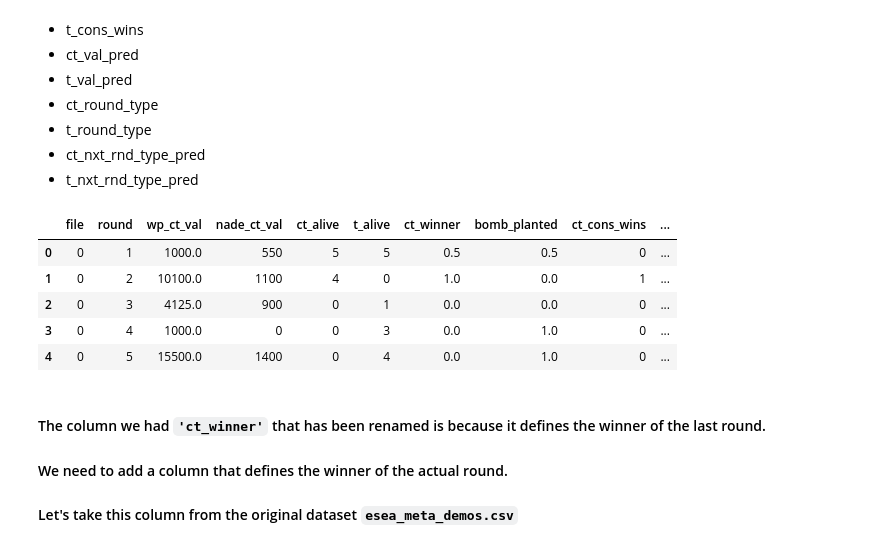
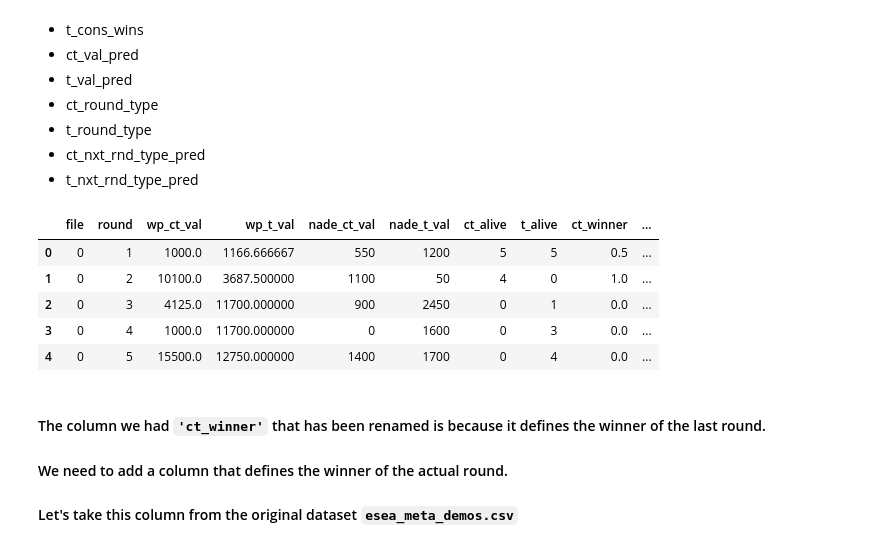
Before and after one commit to Laserdan/ih_datamadpt0420_project_final_project, a Jupyter notebook: notebooks/4_3_ml_clas_nxt_rnd_val.ipynb, the cells around one changed output. Drawn from its saved outputs; the diff is of its cells as text; code cells hidden in the pictures.

Commit message:
5_1_preprocessing-finished-for-next-winner-prediction

```diff
--- a/notebooks/4_3_ml_clas_nxt_rnd_val.ipynb
+++ b/notebooks/4_3_ml_clas_nxt_rnd_val.ipynb
@@ -295,18 +295,20 @@ df = pd.concat([ct_df, t_df], axis=1)
 # %%
 columns = ['file','round','wp_ct_val','wp_t_val','nade_ct_val','nade_t_val','ct_alive',
            't_alive','ct_winner','bomb_planted','ct_cons_wins','t_cons_wins','ct_val_pred',
-           't_val_pred', 'ct_round_type', 't_round_type', 'ct_nxt_rnd_type_pred', 't_nxt_rnd_type_pred']
+           't_val_pred', 'ct_round_type', 't_round_type','ct_nxt_rnd_type', 't_nxt_rnd_type',
+           'ct_nxt_rnd_type_pred', 't_nxt_rnd_type_pred']
 # %%
-df[columns]
+df = df[columns]
 df = df.loc[:,~df.columns.duplicated()]
+df = df[columns]
 df.head()
 # %% [output]
-|  | file | round | wp_ct_val | nade_ct_val | ct_alive | t_alive | ct_winner | bomb_planted | ct_cons_wins | ... |
-| 0 | 0 | 1 | 1000.0 | 550 | 5 | 5 | 0.5 | 0.5 | 0 | ... |
-| 1 | 0 | 2 | 10100.0 | 1100 | 4 | 0 | 1.0 | 0.0 | 1 | ... |
-| 2 | 0 | 3 | 4125.0 | 900 | 0 | 1 | 0.0 | 0.0 | 0 | ... |
-| 3 | 0 | 4 | 1000.0 | 0 | 0 | 3 | 0.0 | 1.0 | 0 | ... |
-| 4 | 0 | 5 | 15500.0 | 1400 | 0 | 4 | 0.0 | 1.0 | 0 | ... |
+|  | file | round | wp_ct_val | wp_t_val | nade_ct_val | nade_t_val | ct_alive | t_alive | ct_winner | ... |
+| 0 | 0 | 1 | 1000.0 | 1166.666667 | 550 | 1200 | 5 | 5 | 0.5 | ... |
+| 1 | 0 | 2 | 10100.0 | 3687.500000 | 1100 | 50 | 4 | 0 | 1.0 | ... |
+| 2 | 0 | 3 | 4125.0 | 11700.000000 | 900 | 2450 | 0 | 1 | 0.0 | ... |
+| 3 | 0 | 4 | 1000.0 | 11700.000000 | 0 | 1600 | 0 | 3 | 0.0 | ... |
+| 4 | 0 | 5 | 15500.0 | 12750.000000 | 1400 | 1700 | 0 | 4 | 0.0 | ... |
 # %%
 df.rename(columns={'ct_winner':'prev_ct_winner'}, inplace=True)
 # %% [markdown]
```
Also changed, not shown: parts of 4 cells of this notebook, 3 other files.
